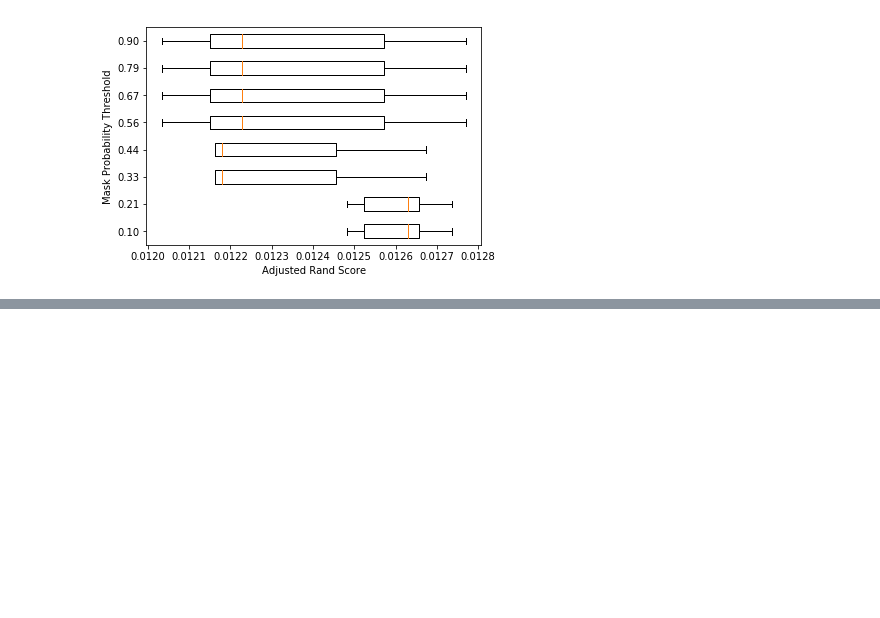
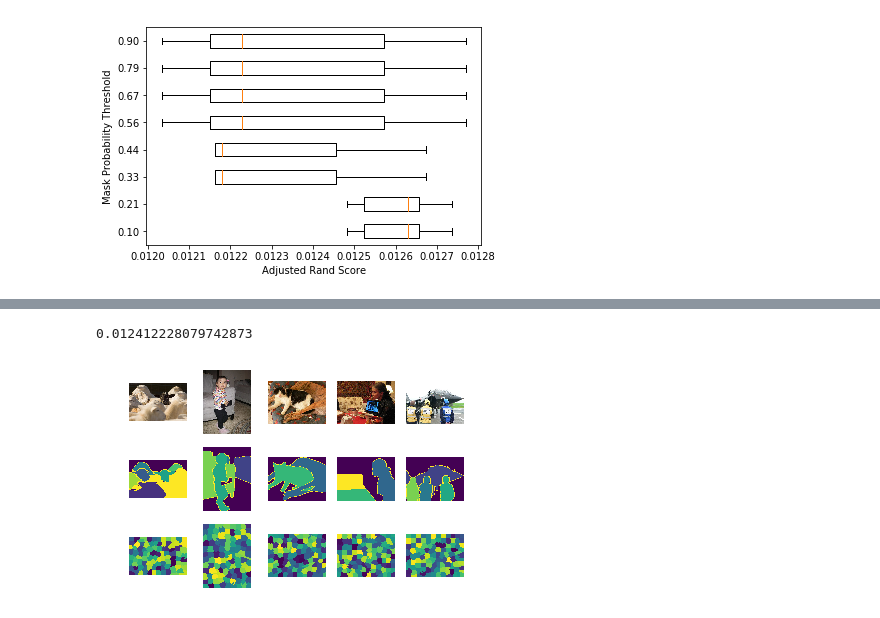
Before and after one commit to connorgreenwell/image_seg_interdep_epidemic, a Jupyter notebook: src/notebooks/optimize_epidemic.ipynb, the cells around one changed output, grey strips where cells are left out. Drawn from its saved outputs; the diff is of its cells as text; code cells hidden in the pictures; blank space fills up the shorter version.

```diff
--- a/src/notebooks/optimize_epidemic.ipynb
+++ b/src/notebooks/optimize_epidemic.ipynb
@@ -261,0 +266,30 @@ all_params[np.argmax(means)]
+# %%
+seg_eval = list(map(
+    best_epidemic,
+    tqdm.tqdm(img_eval)
+))
+# %%
+scores = [
+    adjusted_rand_score(ann.flat, seg.flat)
+    for ann, seg in zip(ann_eval, seg_eval)
+]
+# %%
+scores = np.array(scores)
+# %%
+np.mean(scores)
+# %% [output]
+0.012412228079742873
+# %%
+best = np.argsort(scores)[::-1]
+# %%
+_, axs = plt.subplots(3, 5)
+for col, bid in zip(axs.T, best):
+    col[0].imshow(img_eval[bid])
+    col[0].set_axis_off()
+    col[1].matshow(ann_eval[bid])
+    col[1].set_axis_off()
+    col[2].matshow(seg_eval[bid])
+    col[2].set_axis_off()
+#plt.tight_layout()
+# %% [output]
+[figure, added]
```
Also changed, not shown: parts of 4 cells of this notebook, 4 other files.
